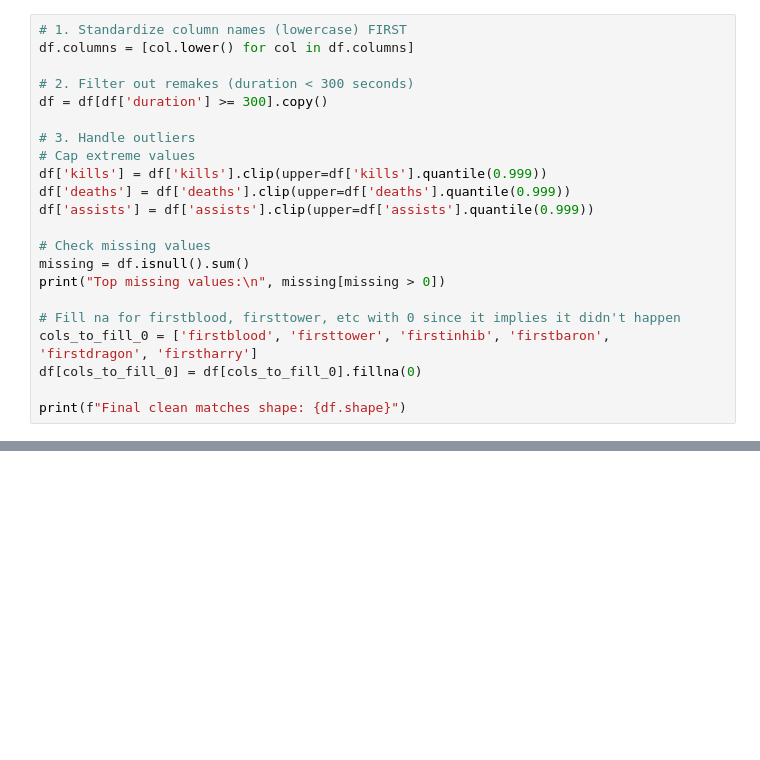
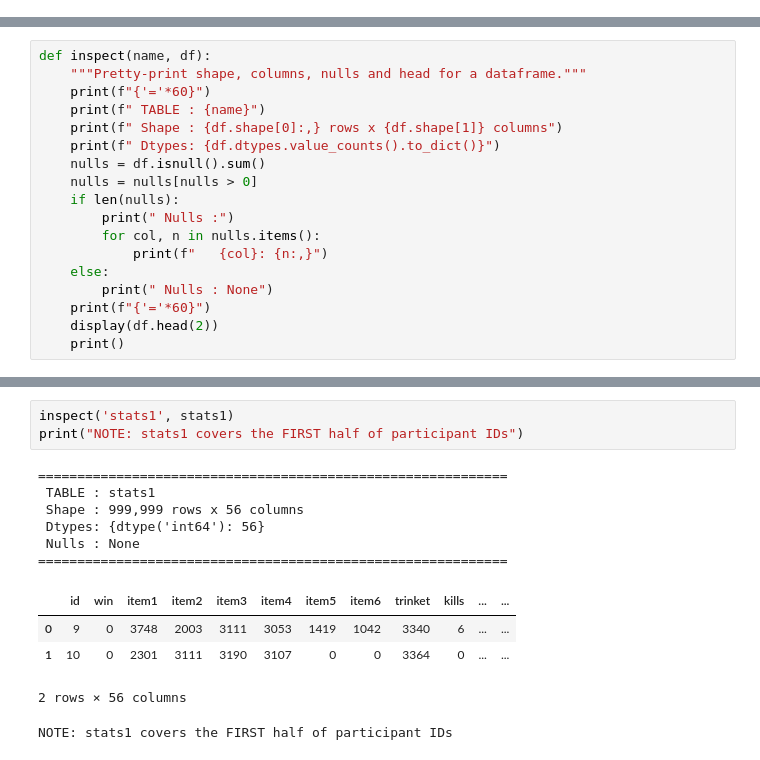
Before and after one commit to afrit-med-rayan/rift-analytics, a Jupyter notebook: notebooks/01_data_cleaning.ipynb, the cells around one changed output, grey strips where cells are left out. Drawn from its saved outputs; the diff is of its cells as text; blank space fills up the shorter version.

Commit message:
feat: Phase 1 enhanced — detailed data cleaning notebook with per-table inspection, champion mismatch analysis, outlier analysis

```diff
--- a/notebooks/01_data_cleaning.ipynb
+++ b/notebooks/01_data_cleaning.ipynb
@@ -115,22 +0,0 @@ Merged dataframe shape: (1834520, 81)
-# %%
-# 1. Standardize column names (lowercase) FIRST
-df.columns = [col.lower() for col in df.columns]
-
-# 2. Filter out remakes (duration < 300 seconds)
-df = df[df['duration'] >= 300].copy()
-
-# 3. Handle outliers
-# Cap extreme values
-df['kills'] = df['kills'].clip(upper=df['kills'].quantile(0.999))
-df['deaths'] = df['deaths'].clip(upper=df['deaths'].quantile(0.999))
-df['assists'] = df['assists'].clip(upper=df['assists'].quantile(0.999))
-
-# Check missing values
-missing = df.isnull().sum()
-print("Top missing values:\n", missing[missing > 0])
-
-# Fill na for firstblood, firsttower, etc with 0 since it implies it didn't happen
-cols_to_fill_0 = ['firstblood', 'firsttower', 'firstinhib', 'firstbaron', 'firstdragon', 'firstharry']
-df[cols_to_fill_0] = df[cols_to_fill_0].fillna(0)
-
-print(f"Final clean matches shape: {df.shape}")
@@ -172,0 +81,18 @@ Saved clean_matches.csv!
+# %%
+def inspect(name, df):
+    """Pretty-print shape, columns, nulls and head for a dataframe."""
+    print(f"{'='*60}")
+    print(f" TABLE : {name}")
+    print(f" Shape : {df.shape[0]:,} rows x {df.shape[1]} columns")
+    print(f" Dtypes: {df.dtypes.value_counts().to_dict()}")
+    nulls = df.isnull().sum()
+    nulls = nulls[nulls > 0]
+    if len(nulls):
+        print(" Nulls :")
+        for col, n in nulls.items():
+            print(f"   {col}: {n:,}")
+    else:
+        print(" Nulls : None")
+    print(f"{'='*60}")
+    display(df.head(2))
+    print()
@@ -172,0 +123,15 @@ Saved clean_matches.csv!
+# %%
+inspect('stats1', stats1)
+print("NOTE: stats1 covers the FIRST half of participant IDs")
+# %% [output]
+============================================================
+ TABLE : stats1
+ Shape : 999,999 rows x 56 columns
+ Dtypes: {dtype('int64'): 56}
+ Nulls : None
+============================================================
+|  | id | win | item1 | item2 | item3 | item4 | item5 | item6 | trinket | kills | ... | ... |
+| 0 | 9 | 0 | 3748 | 2003 | 3111 | 3053 | 1419 | 1042 | 3340 | 6 | ... | ... |
+| 1 | 10 | 0 | 2301 | 3111 | 3190 | 3107 | 0 | 0 | 3364 | 0 | ... | ... |
+2 rows × 56 columns
+NOTE: stats1 covers the FIRST half of participant IDs
```
Also changed, not shown: parts of 49 cells of this notebook.
